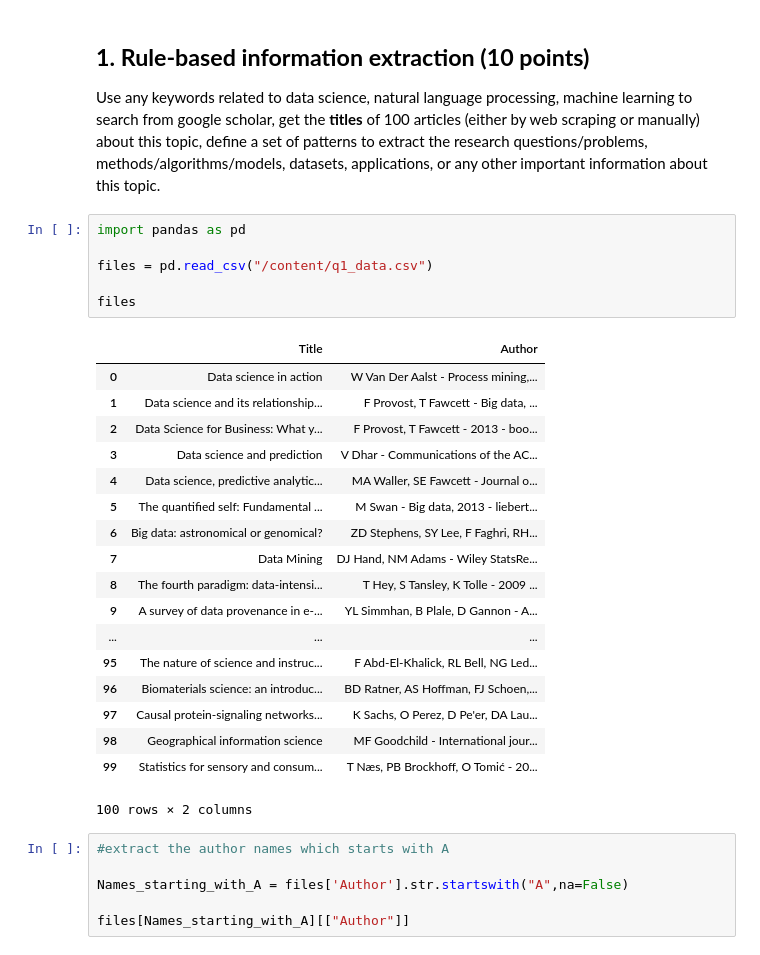
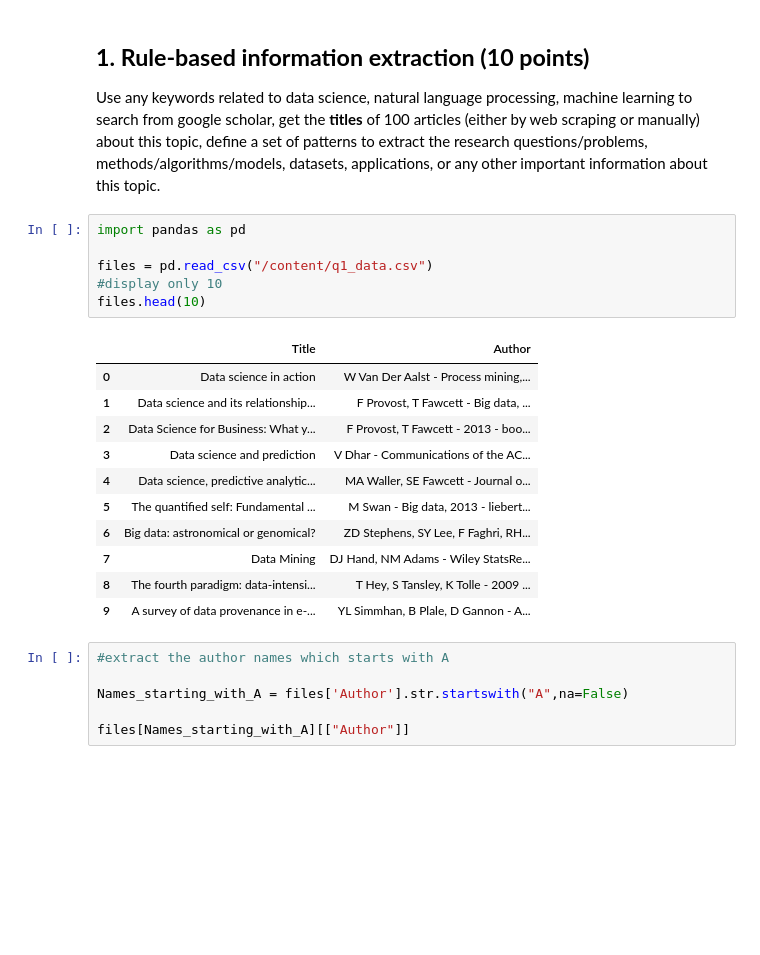
Before and after one commit to rajitakolla/computational_methods, a Jupyter notebook: In_class_exercise_06.ipynb, the cells around one changed output. Drawn from its saved outputs; the diff is of its cells as text; blank space fills up the shorter version.

```diff
--- a/In_class_exercise_06.ipynb
+++ b/In_class_exercise_06.ipynb
@@ -9,28 +9,21 @@ Use any keywords related to data science, natural language processing, machine l
 # %%
 import pandas as pd
 
 files = pd.read_csv("/content/q1_data.csv")
-
-files
+#display only 10
+files.head(10)
 # %% [output]
 |  | Title | Author |
 | 0 | Data science in action | W Van Der Aalst - Process mining,... |
 | 1 | Data science and its relationship... | F Provost, T Fawcett - Big data, ... |
 | 2 | Data Science for Business: What y... | F Provost, T Fawcett - 2013 - boo... |
 | 3 | Data science and prediction | V Dhar - Communications of the AC... |
 | 4 | Data science, predictive analytic... | MA Waller, SE Fawcett - Journal o... |
 | 5 | The quantified self: Fundamental ... | M Swan - Big data, 2013 - liebert... |
 | 6 | Big data: astronomical or genomical? | ZD Stephens, SY Lee, F Faghri, RH... |
 | 7 | Data Mining | DJ Hand, NM Adams - Wiley StatsRe... |
 | 8 | The fourth paradigm: data-intensi... | T Hey, S Tansley, K Tolle - 2009 ... |
 | 9 | A survey of data provenance in e-... | YL Simmhan, B Plale, D Gannon - A... |
-| ... | ... | ... |
-| 95 | The nature of science and instruc... | F Abd‐El‐Khalick, RL Bell, NG Led... |
-| 96 | Biomaterials science: an introduc... | BD Ratner, AS Hoffman, FJ Schoen,... |
-| 97 | Causal protein-signaling networks... | K Sachs, O Perez, D Pe'er, DA Lau... |
-| 98 | Geographical information science | MF Goodchild - International jour... |
-| 99 | Statistics for sensory and consum... | T Næs, PB Brockhoff, O Tomić - 20... |
-100 rows × 2 columns
 # %%
 #extract the author names which starts with A
 
```
Also changed, not shown: parts of 5 cells of this notebook.
